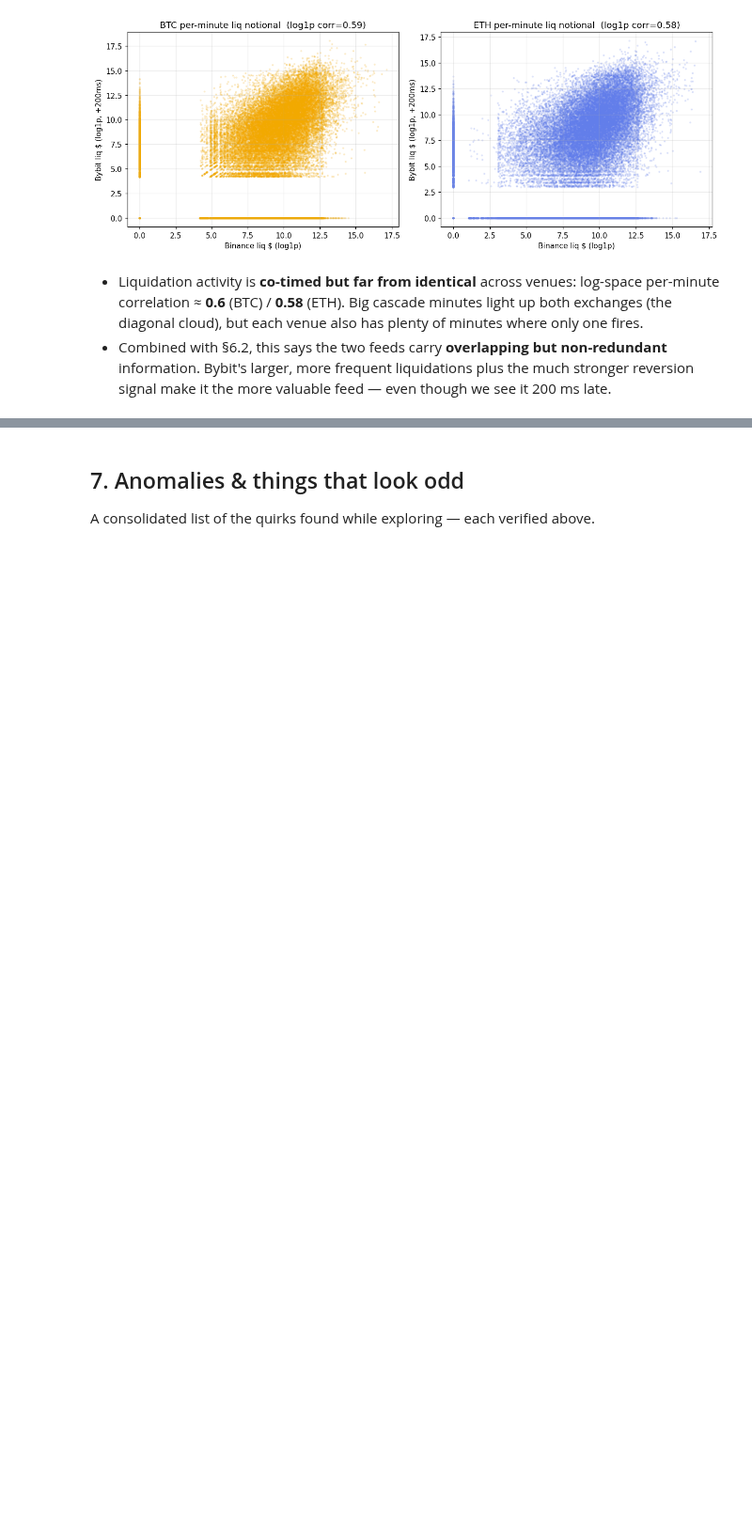
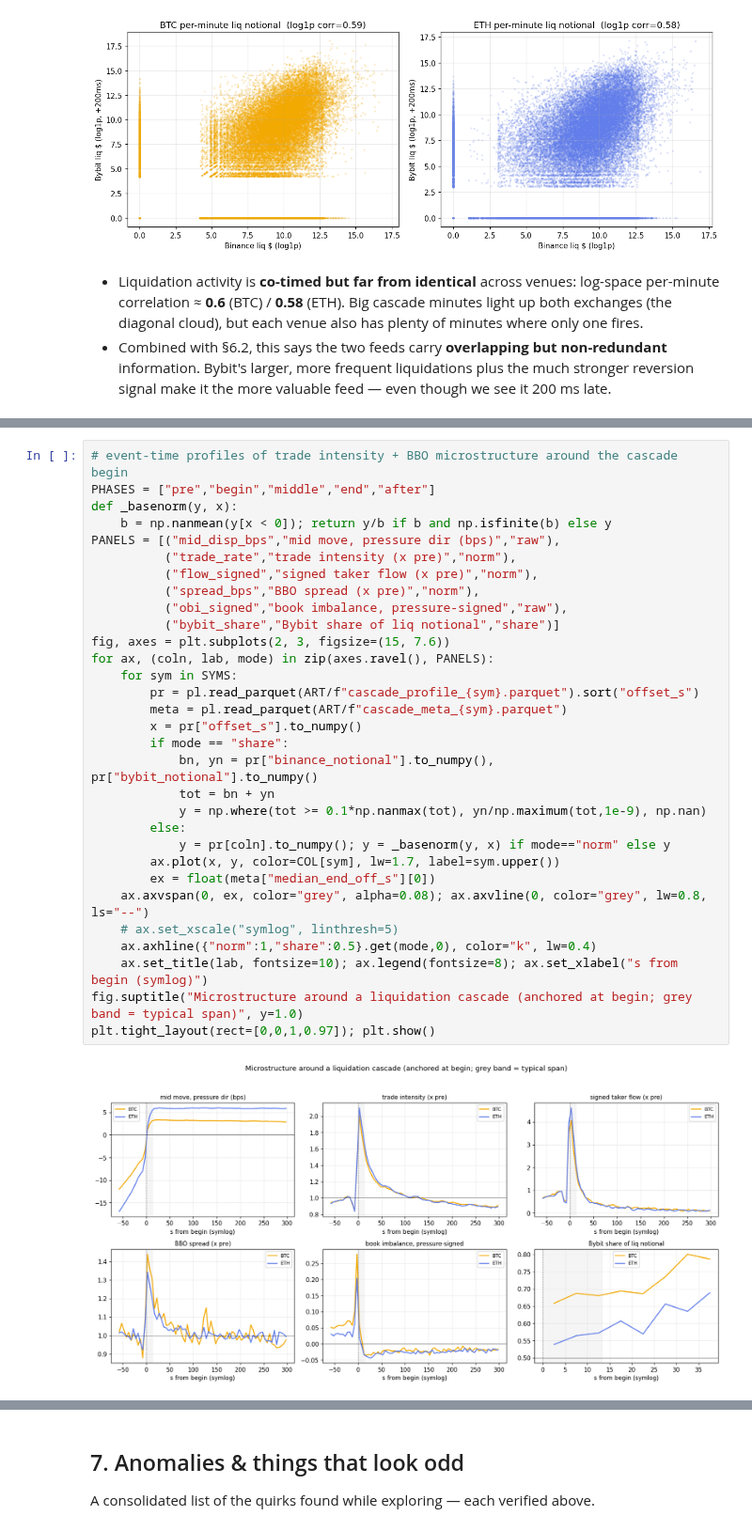
Before and after one commit to Kamil-Jan/hft_school_liquidation_task, a Jupyter notebook: notebooks/01_exploration.ipynb, the cells around one changed output, grey strips where cells are left out. Shown at 94% size. Cells and saved outputs as stored; diff of their text form; blank space fills up the shorter version.

```diff
--- a/notebooks/01_exploration.ipynb
+++ b/notebooks/01_exploration.ipynb
@@ -592,0 +603,33 @@ plt.tight_layout(); plt.show()
+# %%
+# event-time profiles of trade intensity + BBO microstructure around the cascade begin
+PHASES = ["pre","begin","middle","end","after"]
+def _basenorm(y, x):
+    b = np.nanmean(y[x < 0]); return y/b if b and np.isfinite(b) else y
+PANELS = [("mid_disp_bps","mid move, pressure dir (bps)","raw"),
+          ("trade_rate","trade intensity (x pre)","norm"),
+          ("flow_signed","signed taker flow (x pre)","norm"),
+          ("spread_bps","BBO spread (x pre)","norm"),
+          ("obi_signed","book imbalance, pressure-signed","raw"),
+          ("bybit_share","Bybit share of liq notional","share")]
+fig, axes = plt.subplots(2, 3, figsize=(15, 7.6))
+for ax, (coln, lab, mode) in zip(axes.ravel(), PANELS):
+    for sym in SYMS:
+        pr = pl.read_parquet(ART/f"cascade_profile_{sym}.parquet").sort("offset_s")
+        meta = pl.read_parquet(ART/f"cascade_meta_{sym}.parquet")
+        x = pr["offset_s"].to_numpy()
+        if mode == "share":
+            bn, yn = pr["binance_notional"].to_numpy(), pr["bybit_notional"].to_numpy()
+            tot = bn + yn
+            y = np.where(tot >= 0.1*np.nanmax(tot), yn/np.maximum(tot,1e-9), np.nan)
+        else:
+            y = pr[coln].to_numpy(); y = _basenorm(y, x) if mode=="norm" else y
+        ax.plot(x, y, color=COL[sym], lw=1.7, label=sym.upper())
+        ex = float(meta["median_end_off_s"][0])
+    ax.axvspan(0, ex, color="grey", alpha=0.08); ax.axvline(0, color="grey", lw=0.8, ls="--")
+    # ax.set_xscale("symlog", linthresh=5)
+    ax.axhline({"norm":1,"share":0.5}.get(mode,0), color="k", lw=0.4)
+    ax.set_title(lab, fontsize=10); ax.legend(fontsize=8); ax.set_xlabel("s from begin (symlog)")
+fig.suptitle("Microstructure around a liquidation cascade (anchored at begin; grey band = typical span)", y=1.0)
+plt.tight_layout(rect=[0,0,1,0.97]); plt.show()
+# %% [output]
+[figure, added]
```
Also changed, not shown: parts of 4 cells of this notebook, 29 other files.
